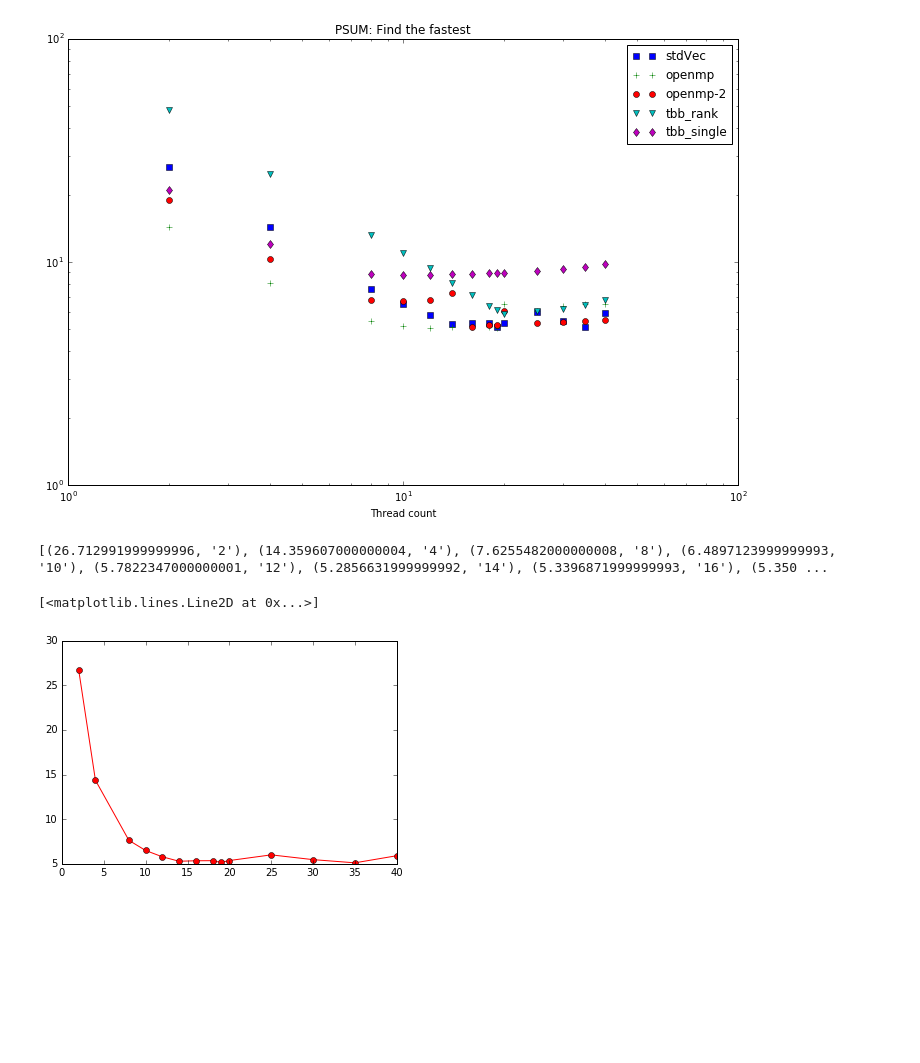
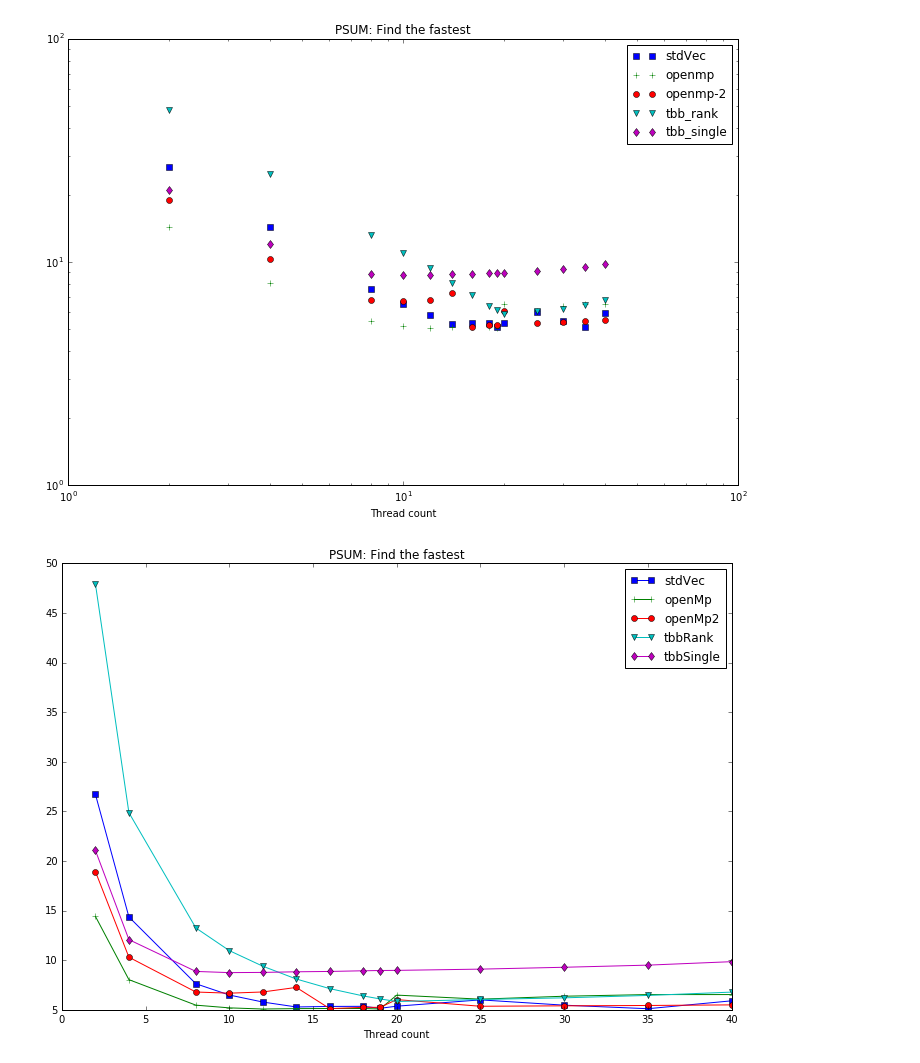
Before and after one commit to ParaToolsInc/benchmarks, a Jupyter notebook: threading/tacc_1/run2_data/histogramPsum.ipynb, the cells around one changed output. Cells and saved outputs as stored; diff of their text form; code cells hidden in the pictures; blank space fills up the shorter version.

```diff
--- a/threading/tacc_1/run2_data/histogramPsum.ipynb
+++ b/threading/tacc_1/run2_data/histogramPsum.ipynb
@@ -108,28 +110,34 @@ openMp2=[]
 tbbRank=[]
 tbbSingle=[]
 for key in dataArrayDict:
-    if key.split("_")[1]=='stdVec':
+    if 'stdVec' in key:
         stdVec.append((np.average(dataArrayDict[key]),key.split("_")[-1]))
-#    if key.split("_")[1]=='openmp':
-#        openMpVal.append(np.average(dataArrayDict[key]))
-#        openMpTcount.append(key.split("_")[-1])
-#    if key.split("_")[1]=='openmp-2':
-#      openMp2Val.append(np.average(dataArrayDict[key]))
-#      openMp2Tcount.append(key.split("_")[-1])
-#    if 'tbb_rankBuffer' in key:
-#      tbbRankVal.append(np.average(dataArrayDict[key]))
-#      tbbRankTcount.append(key.split("_")[-1])
-#    if 'tbb_singleBuffer' in key:
-#      tbbSingleVal.append(np.average(dataArrayDict[key]))
-#      tbbSingleTcount.append(key.split("_")[-1])
+        stdVec.sort(key=lambda tup: int(tup[1]))
+    if key.split("_")[1]=='openmp':
+        openMp.append((np.average(dataArrayDict[key]),key.split("_")[-1]))
+        openMp.sort(key=lambda tup: int(tup[1]))
+    if key.split("_")[1]=='openmp-2':
+        openMp2.append((np.average(dataArrayDict[key]),key.split("_")[-1]))
+        openMp2.sort(key=lambda tup: int(tup[1]))
+    if 'tbb_rankBuffer' in key:
+        tbbRank.append((np.average(dataArrayDict[key]),key.split("_")[-1]))
+        tbbRank.sort(key=lambda tup: int(tup[1]))
+    if 'tbb_singleBuffer' in key:
+        tbbSingle.append((np.average(dataArrayDict[key]),key.split("_")[-1]))
+        tbbSingle.sort(key=lambda tup: int(tup[1]))
-# %%
-stdVec.sort(key=lambda tup: int(tup[1]))
-print stdVec
-# %% [output]
-[(26.712991999999996, '2'), (14.359607000000004, '4'), (7.6255482000000008, '8'), (6.4897123999999993, '10'), (5.7822347000000001, '12'), (5.2856631999999992, '14'), (5.3396871999999993, '16'), (5.350 ...
-# %%
-#plt.plot(*zip(*stdVec),'ro')
-plt.plot([x[1] for x in stdVec],[x[0] for x in stdVec],'or-')
-# %% [output]
-[<matplotlib.lines.Line2D at 0x...>]
-[figure, removed]
+# %%
+#plt.plot(*zip(*stdVec),'ro')
+fig = plt.figure(figsize=(12,8))
+ax = fig.add_subplot(111)
+dk='Find the fastest'
+ax.plot([x[1] for x in stdVec],[x[0] for x in stdVec],'s-',label='stdVec')
+ax.plot([x[1] for x in openMp],[x[0] for x in openMp],'+-',label='openMp')
+ax.plot([x[1] for x in openMp2],[x[0] for x in openMp2],'o-',label='openMp2')
+ax.plot([x[1] for x in tbbRank],[x[0] for x in tbbRank],'v-',label='tbbRank')
+ax.plot([x[1] for x in tbbSingle],[x[0] for x in tbbSingle],'d-',label='tbbSingle')
+plt.xlabel('Thread count')
+plt.title('PSUM: '+ dk)
+plt.legend()
+plt.show()
+# %% [output]
+[figure, added]
```
Also changed, not shown: parts of 1 cell of this notebook.
